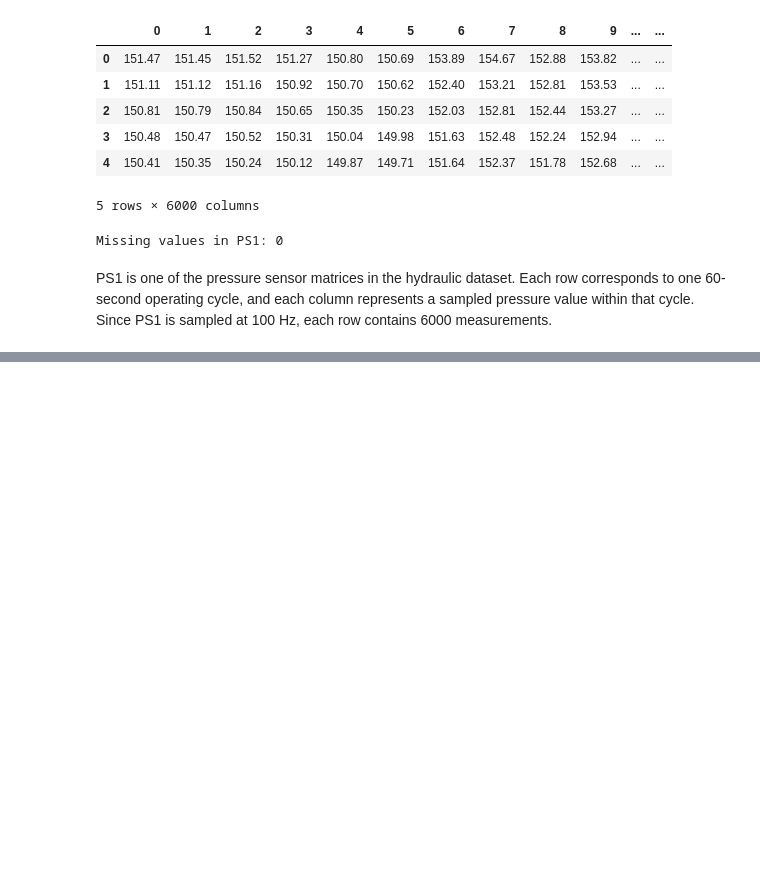
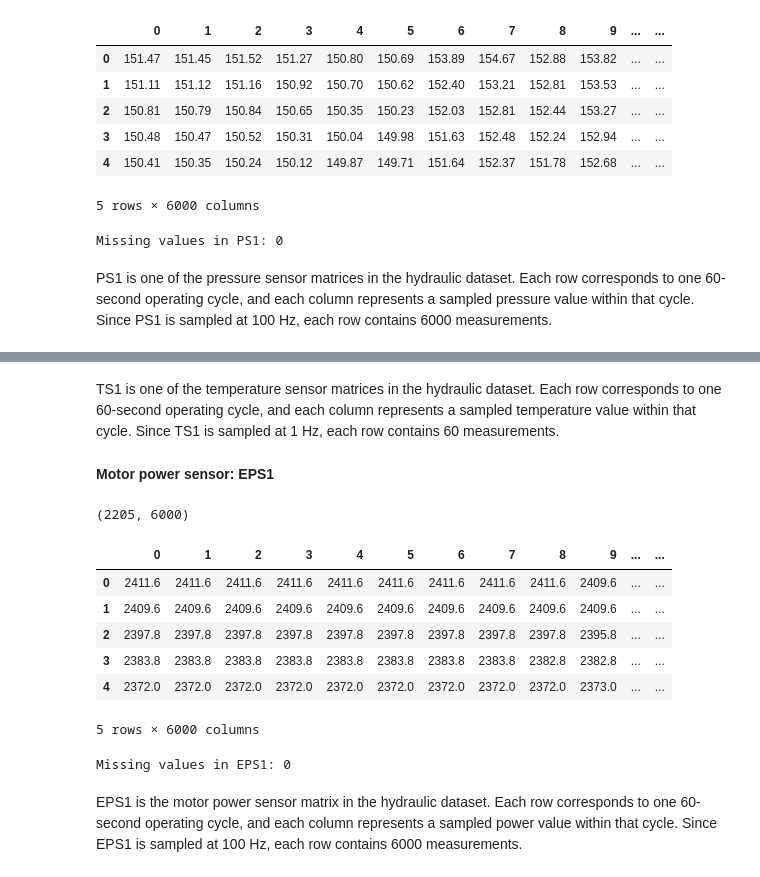
Before and after one commit to Vanya2307/Predictive-Maintenance-Fluid-Systems, a Jupyter notebook: notebooks/01_data_loading_and_cleaning.ipynb, the cells around one changed output, grey strips where cells are left out. Cells and saved outputs as stored; diff of their text form; code cells hidden in the pictures; blank space fills up the shorter version.

```diff
--- a/notebooks/01_data_loading_and_cleaning.ipynb
+++ b/notebooks/01_data_loading_and_cleaning.ipynb
@@ -352,0 +376,25 @@ PS1 is one of the pressure sensor matrices in the hydraulic dataset. Each row co
+# %% [markdown]
+TS1 is one of the temperature sensor matrices in the hydraulic dataset. Each row corresponds to one 60-second operating cycle, and each column represents a sampled temperature value within that cycle. Since TS1 is sampled at 1 Hz, each row contains 60 measurements.
+# %% [markdown]
+**Motor power sensor: EPS1**
+# %%
+EPS1 = pd.read_csv(hydraulics_path + 'EPS1.txt', sep='\t', header=None)
+print(EPS1.shape)
+EPS1.head()
+# %% [output]
+(2205, 6000)
+|  | 0 | 1 | 2 | 3 | 4 | 5 | 6 | 7 | 8 | 9 | ... | ... |
+| 0 | 2411.6 | 2411.6 | 2411.6 | 2411.6 | 2411.6 | 2411.6 | 2411.6 | 2411.6 | 2411.6 | 2409.6 | ... | ... |
+| 1 | 2409.6 | 2409.6 | 2409.6 | 2409.6 | 2409.6 | 2409.6 | 2409.6 | 2409.6 | 2409.6 | 2409.6 | ... | ... |
+| 2 | 2397.8 | 2397.8 | 2397.8 | 2397.8 | 2397.8 | 2397.8 | 2397.8 | 2397.8 | 2397.8 | 2395.8 | ... | ... |
+| 3 | 2383.8 | 2383.8 | 2383.8 | 2383.8 | 2383.8 | 2383.8 | 2383.8 | 2383.8 | 2382.8 | 2382.8 | ... | ... |
+| 4 | 2372.0 | 2372.0 | 2372.0 | 2372.0 | 2372.0 | 2372.0 | 2372.0 | 2372.0 | 2372.0 | 2373.0 | ... | ... |
+5 rows × 6000 columns
+# %%
+# Checking for missing values:
+
+print("Missing values in EPS1:", EPS1.isnull().sum().sum())
+# %% [output]
+Missing values in EPS1: 0
+# %% [markdown]
+EPS1 is the motor power sensor matrix in the hydraulic dataset. Each row corresponds to one 60-second operating cycle, and each column represents a sampled power value within that cycle. Since EPS1 is sampled at 100 Hz, each row contains 6000 measurements.
```
Also changed, not shown: parts of 6 cells of this notebook.
